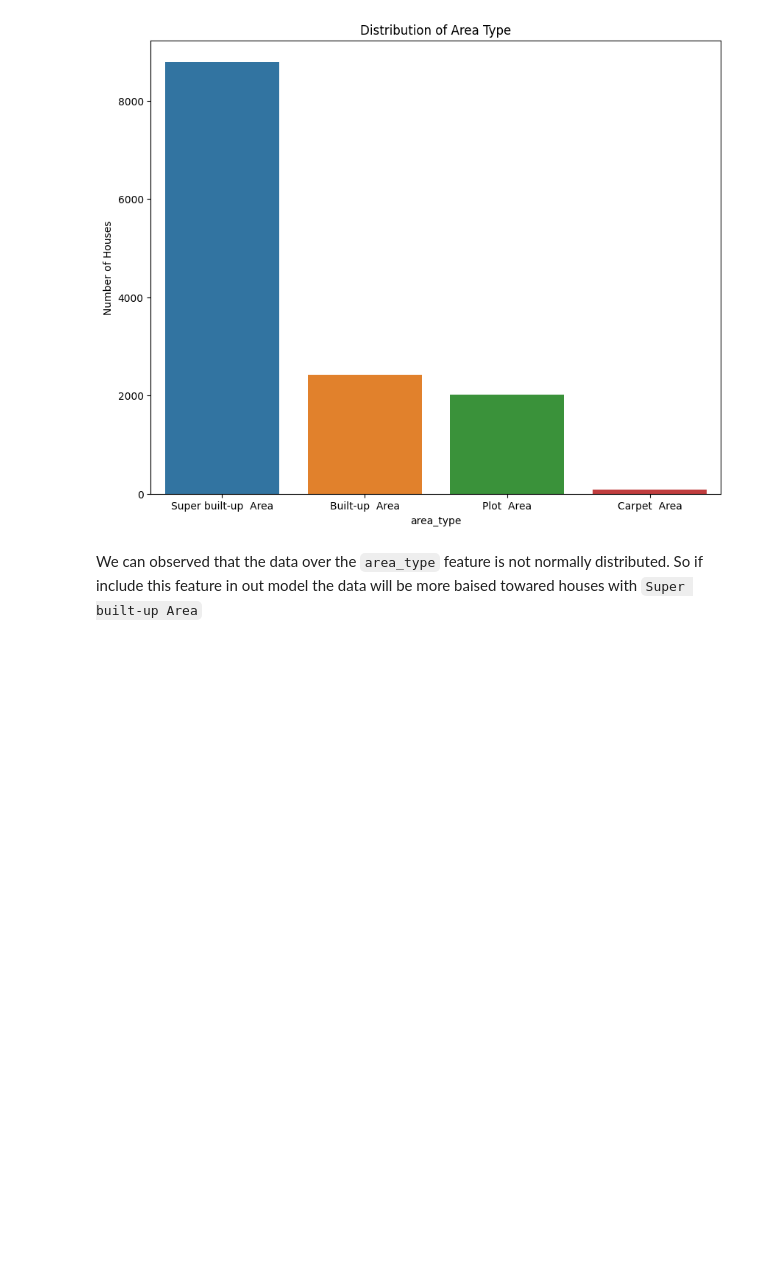
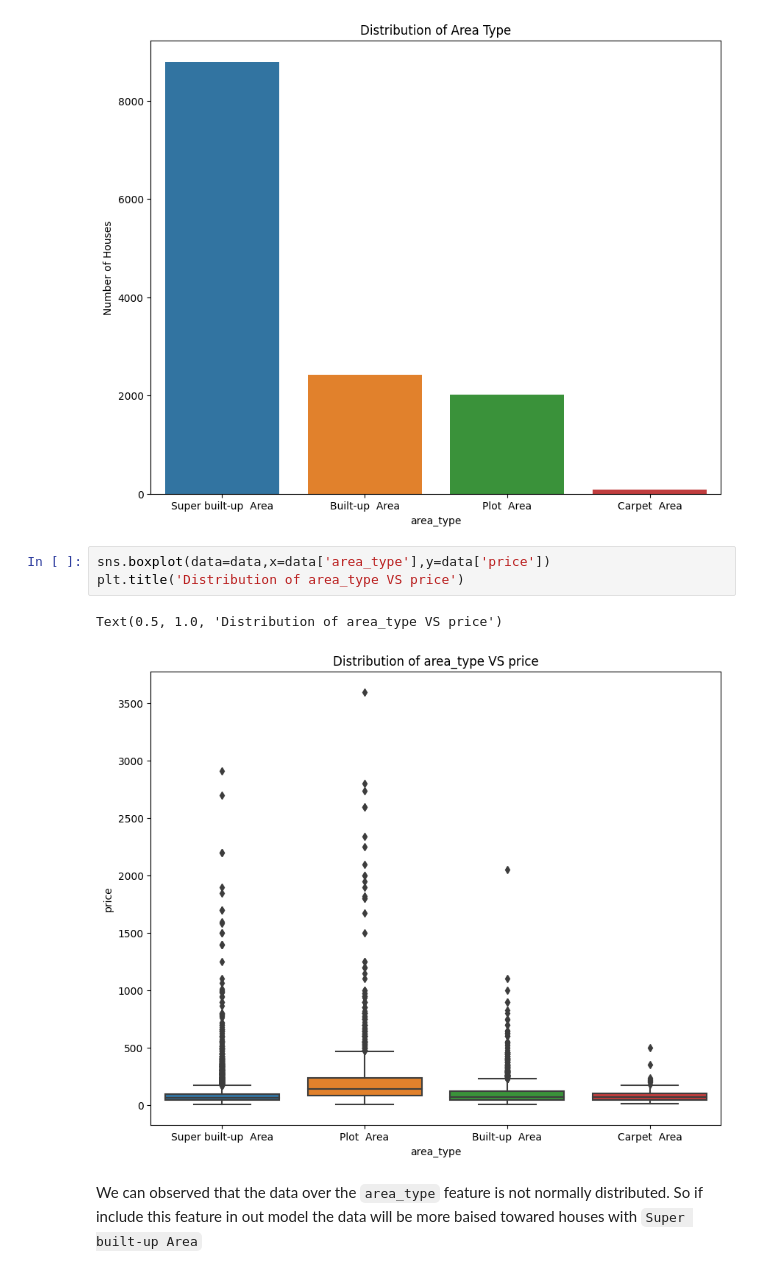
Before and after one commit to Renuka-Wadikar/Data-Science-and-Machine-Learning, a Jupyter notebook: Bengaluru House price data/housePricePrediction.ipynb, the cells around one changed output. Drawn from its saved outputs; the diff is of its cells as text; blank space fills up the shorter version.

```diff
--- a/Bengaluru House price data/housePricePrediction.ipynb
+++ b/Bengaluru House price data/housePricePrediction.ipynb
@@ -113,6 +113,12 @@ plt.ylabel('Number of Houses')
 # %% [output]
 Text(0, 0.5, 'Number of Houses')
 [figure]
+# %%
+sns.boxplot(data=data,x=data['area_type'],y=data['price'])
+plt.title('Distribution of area_type VS price')
+# %% [output]
+Text(0.5, 1.0, 'Distribution of area_type VS price')
+[figure, added]
 # %% [markdown]
 We can observed that the data over the `area_type` feature is not normally distributed. So if include this feature in out model the data will be more baised towared houses with `Super built-up Area`
 # %% [markdown]
```
Also changed, not shown: parts of 58 cells of this notebook.
